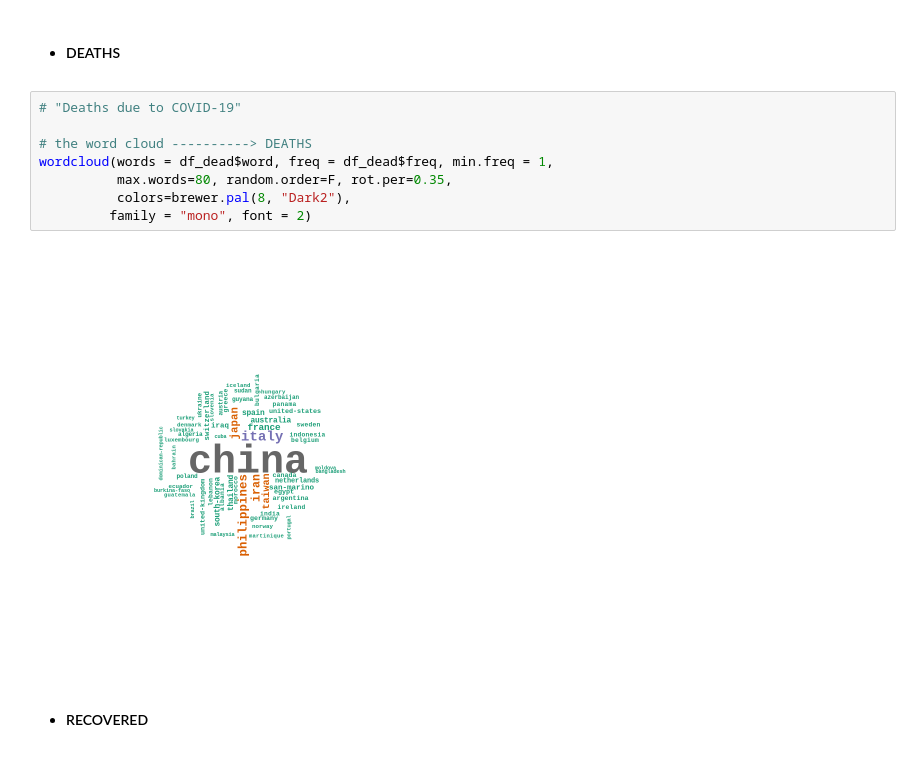
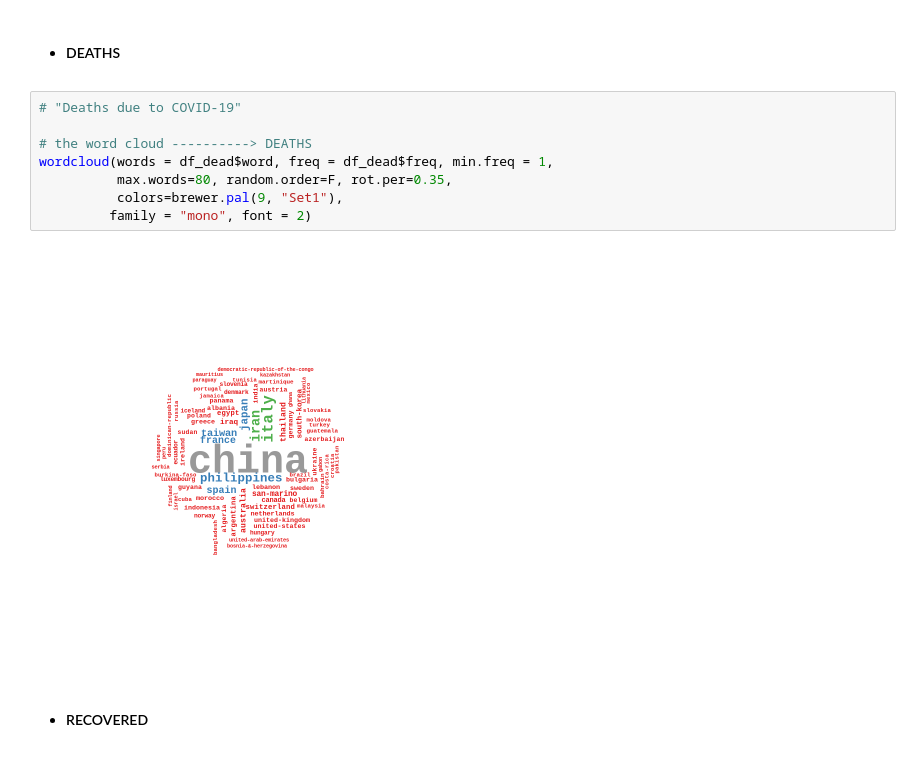
Before and after one commit to ravi-prakash1907/A-tracking-of-COVID-19, a Jupyter notebook: COVID-19/Notebooks/Word-Cloud.ipynb, the cells around one changed output. Drawn from its saved outputs; the diff is of its cells as text.

```diff
--- a/COVID-19/Notebooks/Word-Cloud.ipynb
+++ b/COVID-19/Notebooks/Word-Cloud.ipynb
@@ -216,13 +222,13 @@ wordcloud(words = df_conf$word, freq = df_conf$freq, min.freq = 1,
 # %%
 # "Deaths due to COVID-19"
 
 # the word cloud ----------> DEATHS
 wordcloud(words = df_dead$word, freq = df_dead$freq, min.freq = 1,
           max.words=80, random.order=F, rot.per=0.35,
-          colors=brewer.pal(8, "Dark2"),
+          colors=brewer.pal(9, "Set1"),
          family = "mono", font = 2)
 # %% [output]
-[figure, old version]
+[figure, new version]
 # %% [markdown]
 * #### RECOVERED
 # %%
```
Also changed, not shown: parts of 3 cells of this notebook, 9 other files.
